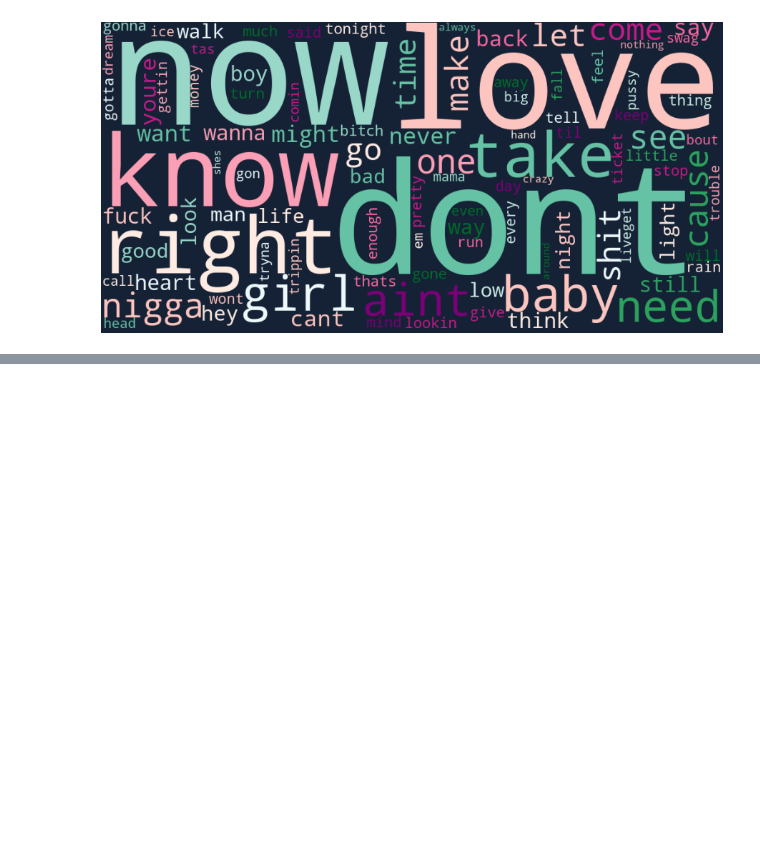
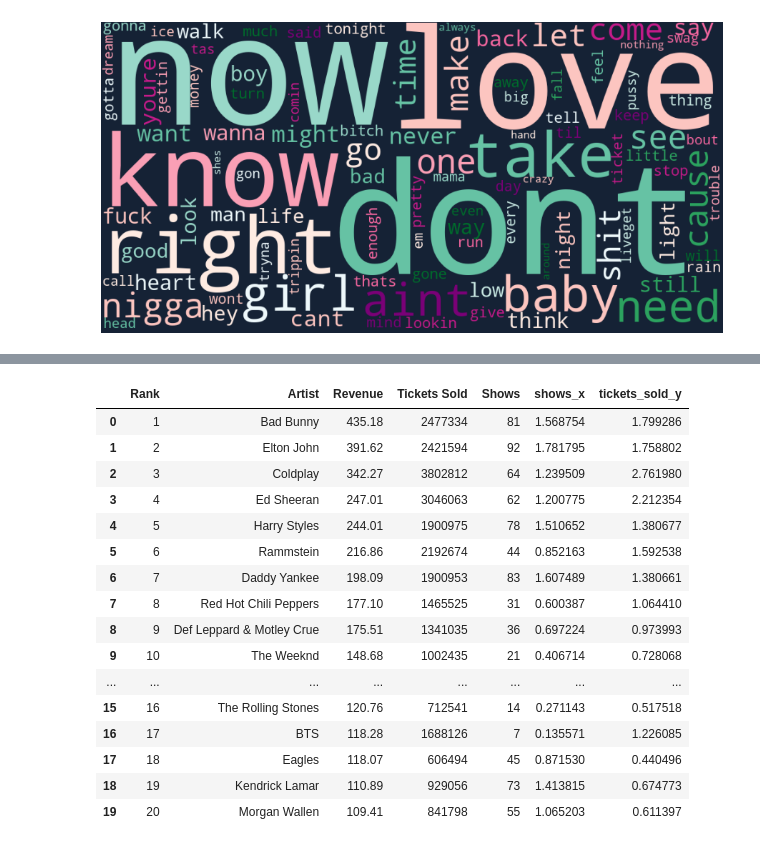
Before and after one commit to DrakeData/MSDS455-The_Show, a Jupyter notebook: Artsy Analysts.ipynb, the cells around one changed output, grey strips where cells are left out. Saved outputs shown, nothing was run; the diff lists cells and outputs as text; code cells hidden in the pictures; blank space fills up the shorter version.

```diff
--- a/Artsy Analysts.ipynb
+++ b/Artsy Analysts.ipynb
@@ -745,0 +934,31 @@ plt.show()
+# %%
+# Calculate the column averages
+avg_shows = df['Shows'].mean()
+avg_tickets_sold = df['Tickets Sold'].mean()
+
+# Create new columns by dividing each row value by the column average
+df['shows_x'] = df['Shows'] / avg_shows
+df['tickets_sold_y'] = df['Tickets Sold'] / avg_tickets_sold
+
+#Remove uneeded data
+df = df.iloc[:-10]
+
+df
+# %% [output]
+|  | Rank | Artist | Revenue | Tickets Sold | Shows | shows_x | tickets_sold_y |
+| 0 | 1 | Bad Bunny | 435.18 | 2477334 | 81 | 1.568754 | 1.799286 |
+| 1 | 2 | Elton John | 391.62 | 2421594 | 92 | 1.781795 | 1.758802 |
+| 2 | 3 | Coldplay | 342.27 | 3802812 | 64 | 1.239509 | 2.761980 |
+| 3 | 4 | Ed Sheeran | 247.01 | 3046063 | 62 | 1.200775 | 2.212354 |
+| 4 | 5 | Harry Styles | 244.01 | 1900975 | 78 | 1.510652 | 1.380677 |
+| 5 | 6 | Rammstein | 216.86 | 2192674 | 44 | 0.852163 | 1.592538 |
+| 6 | 7 | Daddy Yankee | 198.09 | 1900953 | 83 | 1.607489 | 1.380661 |
+| 7 | 8 | Red Hot Chili Peppers | 177.10 | 1465525 | 31 | 0.600387 | 1.064410 |
+| 8 | 9 | Def Leppard & Motley Crue | 175.51 | 1341035 | 36 | 0.697224 | 0.973993 |
+| 9 | 10 | The Weeknd | 148.68 | 1002435 | 21 | 0.406714 | 0.728068 |
+| ... | ... | ... | ... | ... | ... | ... | ... |
+| 15 | 16 | The Rolling Stones | 120.76 | 712541 | 14 | 0.271143 | 0.517518 |
+| 16 | 17 | BTS | 118.28 | 1688126 | 7 | 0.135571 | 1.226085 |
+| 17 | 18 | Eagles | 118.07 | 606494 | 45 | 0.871530 | 0.440496 |
+| 18 | 19 | Kendrick Lamar | 110.89 | 929056 | 73 | 1.413815 | 0.674773 |
+| 19 | 20 | Morgan Wallen | 109.41 | 841798 | 55 | 1.065203 | 0.611397 |
```
Also changed, not shown: parts of 59 cells of this notebook.
